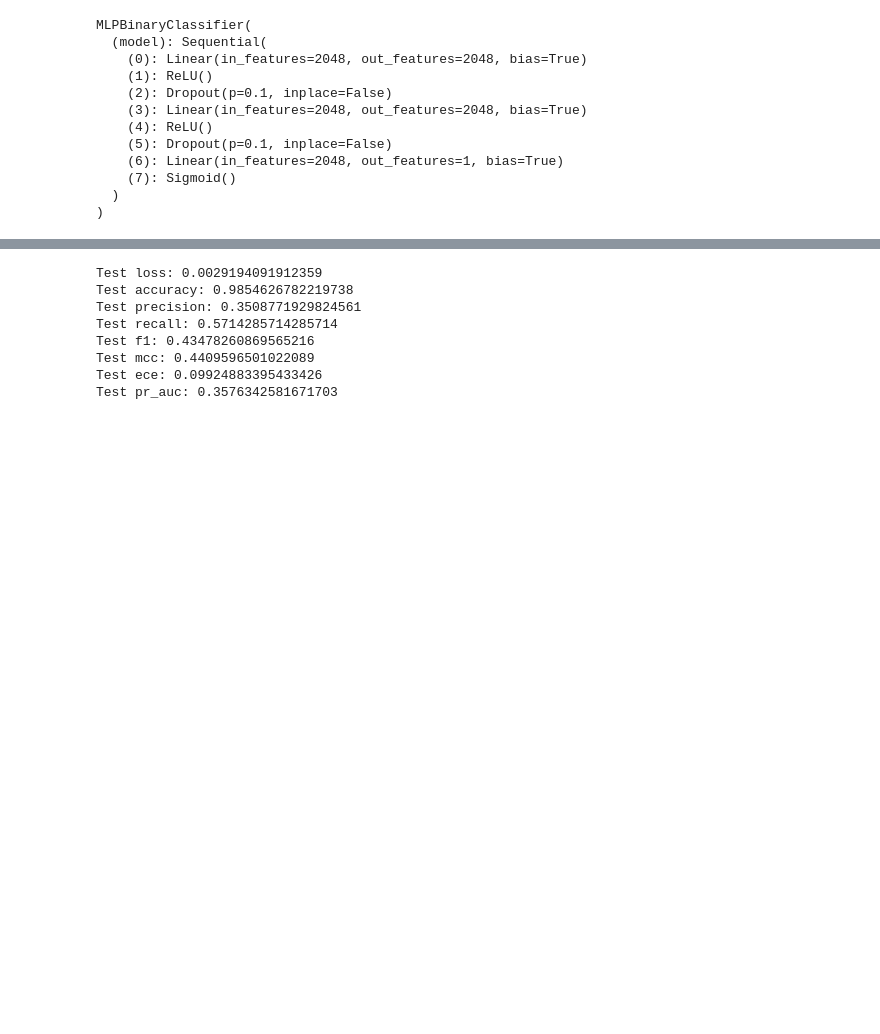
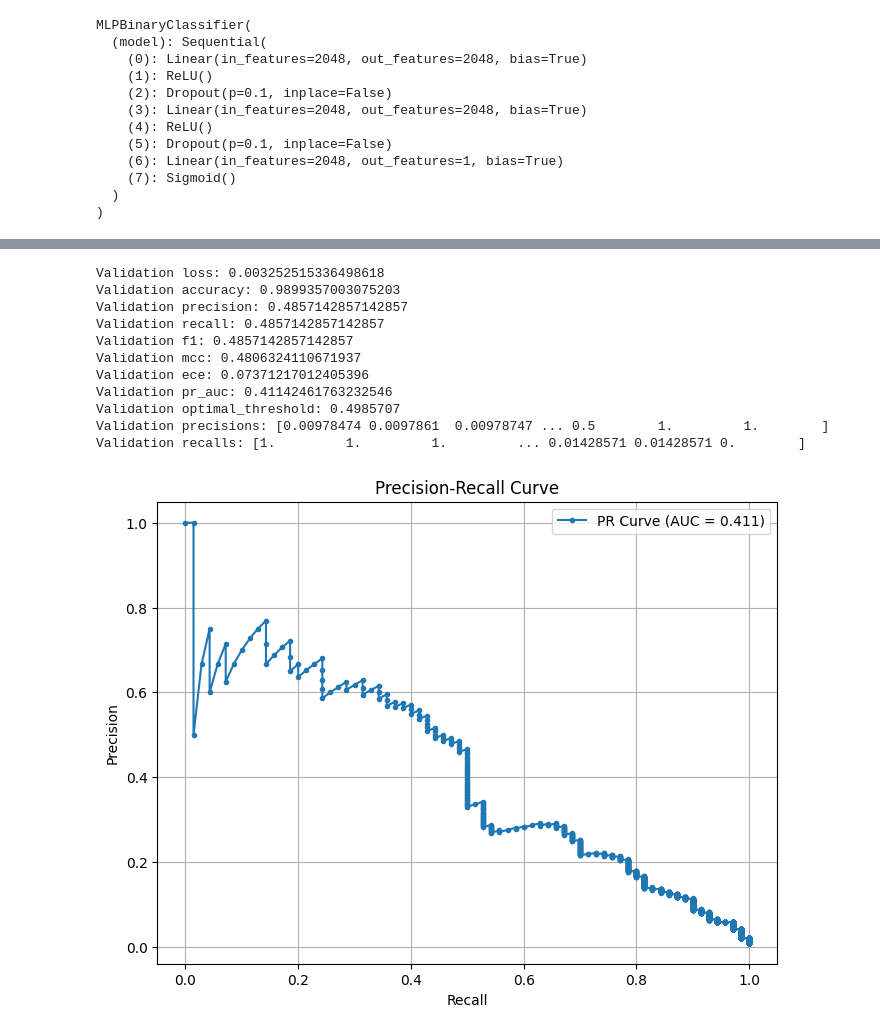
Before and after one commit to squivix/project-module, a Jupyter notebook: final-01-train.ipynb, the cells around one changed output, grey strips where cells are left out. Saved outputs shown, nothing was run; the diff lists cells and outputs as text; code cells hidden in the pictures; blank space fills up the shorter version.

```diff
--- a/final-01-train.ipynb
+++ b/final-01-train.ipynb
@@ -211,16 +199,22 @@ torch.save(model, f"{model_output_dir}/{pretrained_model_name}.pickle")
 # %%
-
-test_metrics = test_classifier(model, validation_dataset, device=device, batch_size=4096)
+validation_metrics = test_classifier(model, validation_dataset, device=device, batch_size=4096)
 # %%
-for metric in test_metrics.keys():
-    if test_metrics[metric] is not None:
-        print(f"Test {metric}:", test_metrics[metric])
+for metric in validation_metrics.keys():
+    if validation_metrics[metric] is not None:
+        print(f"Validation {metric}:", validation_metrics[metric])
 # %% [output]
-Test loss: 0.0029194091912359
-Test accuracy: 0.9854626782219738
-Test precision: 0.3508771929824561
-Test recall: 0.5714285714285714
-Test f1: 0.43478260869565216
-Test mcc: 0.4409596501022089
-Test ece: 0.09924883395433426
-Test pr_auc: 0.3576342581671703
+Validation loss: 0.003252515336498618
+Validation accuracy: 0.9899357003075203
+Validation precision: 0.4857142857142857
+Validation recall: 0.4857142857142857
+Validation f1: 0.4857142857142857
+Validation mcc: 0.4806324110671937
+Validation ece: 0.07371217012405396
+Validation pr_auc: 0.41142461763232546
+Validation optimal_threshold: 0.4985707
+Validation precisions: [0.00978474 0.0097861  0.00978747 ... 0.5        1.         1.        ]
+Validation recalls: [1.         1.         1.         ... 0.01428571 0.01428571 0.        ]
+# %%
+plot_pr_curve(validation_metrics["precisions"], validation_metrics["recalls"])
+# %% [output]
+[figure, added]
```
Also changed, not shown: parts of 8 cells of this notebook, 3 other files.
